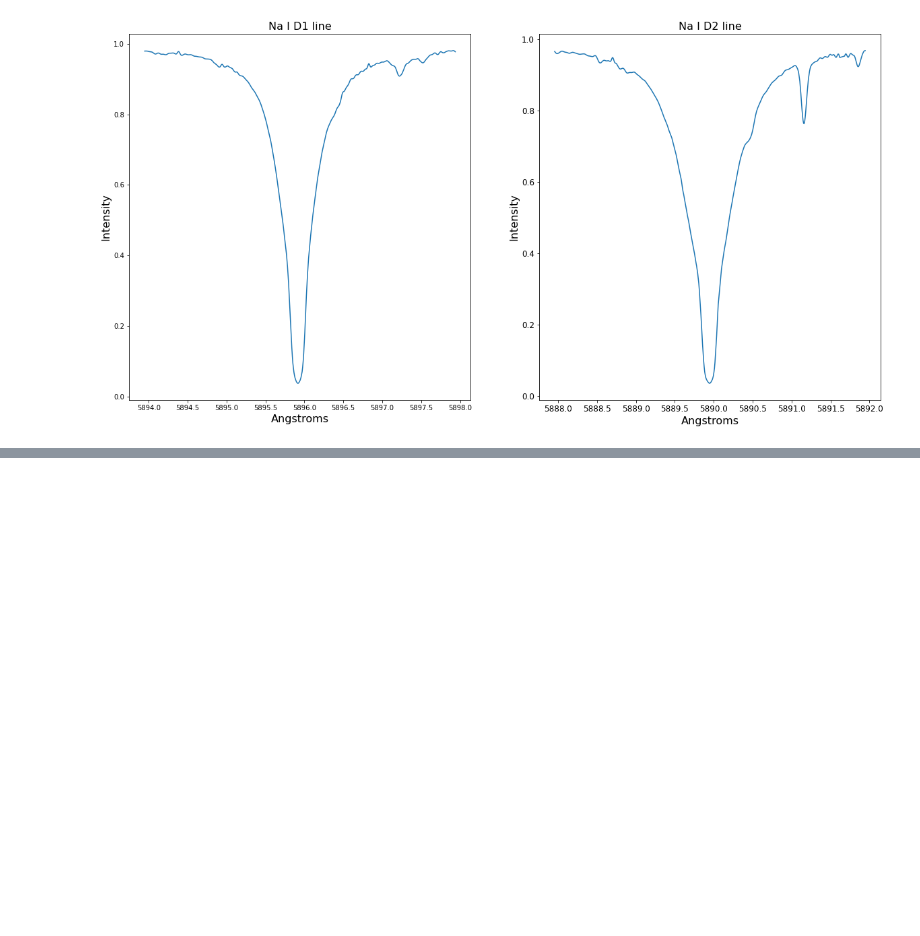
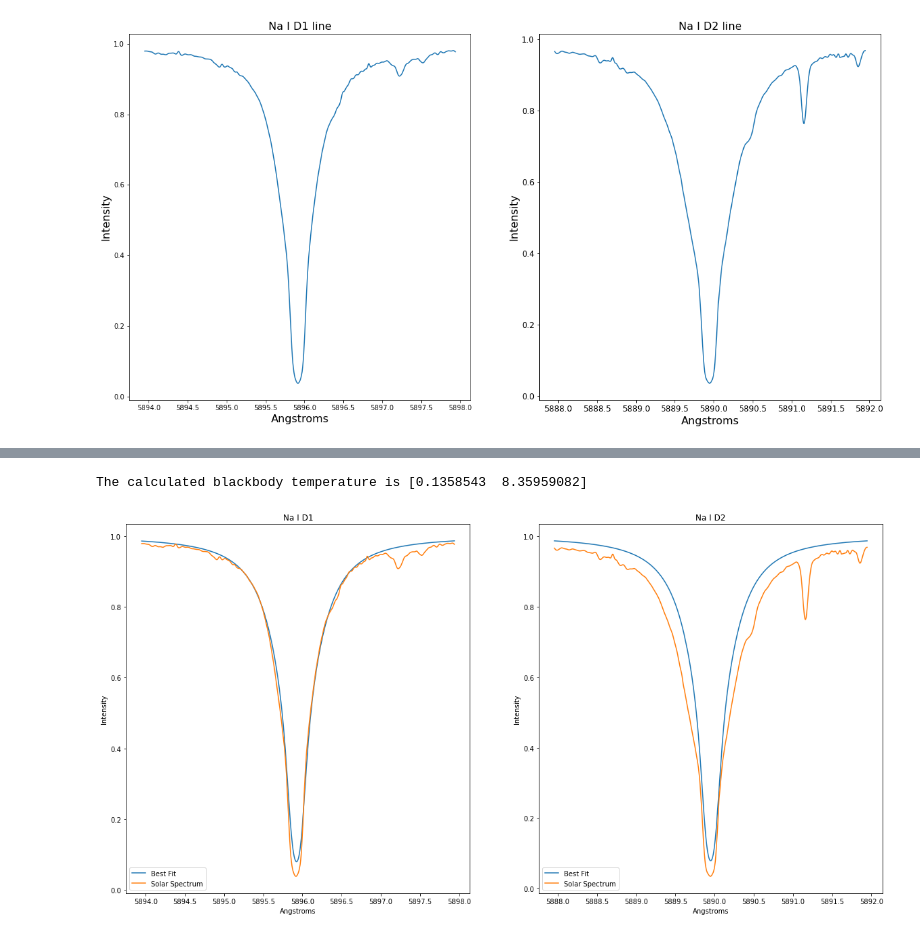
Before and after one commit to cmerrill11/astr-421, a Jupyter notebook: HW3.ipynb, the cells around one changed output, grey strips where cells are left out. Cells and saved outputs as stored; diff of their text form; code cells hidden in the pictures; blank space fills up the shorter version.

```diff
--- a/HW3.ipynb
+++ b/HW3.ipynb
@@ -237,0 +238,66 @@ The fit roughly matches the overall shape of the two lines, however, the fit doe
+# %%
+# Make another helper function
+def two_layer(lam, line, alpha1, gamma1, alpha2, gamma2, T1, T2):
+    """
+    Function to wrap the voigt profile and the blackbody profile
+    up and return the normalized intenstity from the one layer model
+
+    Parameters
+    ----------
+    lam: float
+        wavelength (in cm) of light
+    alpha & gamma: floats
+        paramters of the voigt profile
+    T1: float
+        Temperature in Kelvin of the source blackbody
+
+    Returns:
+    --------
+    float:
+        Normalized intensity
+    """
+    # The temperature at the part of the atmosphere making all the light
+    tsurface = 5770
+
+    # The emergent intensity from the part of the sun making all the light
+    io = lf.planck(lam * 1e-8, tsurface)
+
+    # Calculate the voigt profile of the first atmoshpere scaling by 1/2
+    tau1 = V(lam - line, alpha1, gamma1)*0.5
+
+    #  Calculat the same for the second atmosphere
+    tau2 = V(lam - line, alpha2, gamma2)*0.5
+
+    # Calculate the source function of both layers
+    b1 = lf.planck(lam * 1e-8, T1)
+    b2 = lf.planck(lam * 1e-8, T2)
+
+    return lf.two_layer_I(io, tau1, b1, tau2, b2) / io
+
+# Define bounds for the optimze to start with
+bounds = ([5890, -10, -10, -10, -10, 0, 0],[6000, 10.1, 10.1, 10.1, 10.1, 10000, 10000])
+
+[line, alpha1, gamma1,\
+ alpha2, gamma2, T1, T2], _ \
+= scipy.optimize.curve_fit(two_layer,
+                           wavelength[subset[0]], # The wavelengths we want to fit over
+                           intensity[subset[0]], # The intensities we want a best fit for
+                           bounds = bounds,)
+
+# Plot the best fit for the Na I D1 line
+fig, ax = plt.subplots(1, 2, figsize = (20, 10))
+names, lines = ['Na I D1', 'Na I D2'], [5895.924, 5889.950]
+
+for a in range(2):
+    ax[a].plot(wavelength[subset[a]],
+               two_layer(wavelength[subset[a]], lines[a], alpha1, gamma1, alpha2, gamma2, T1, T2),
+                label = "Best Fit")
+    ax[a].plot(wavelength[subset[a]], intensity[subset[a]], label = "Solar Spectrum")
+    ax[a].legend()
+    ax[a].set_title(names[a], fontsize = 12)
+    ax[a].set_xlabel('Angstroms', fontsize = 10)
+    ax[a].set_ylabel('Intensity', fontsize = 10)
+print(f'The calculated blackbody temperature is {params[0][-2:]}')
+# %% [output]
+The calculated blackbody temperature is [0.1358543  8.35959082]
+[figure, added]
```
Also changed, not shown: parts of 9 cells of this notebook.
